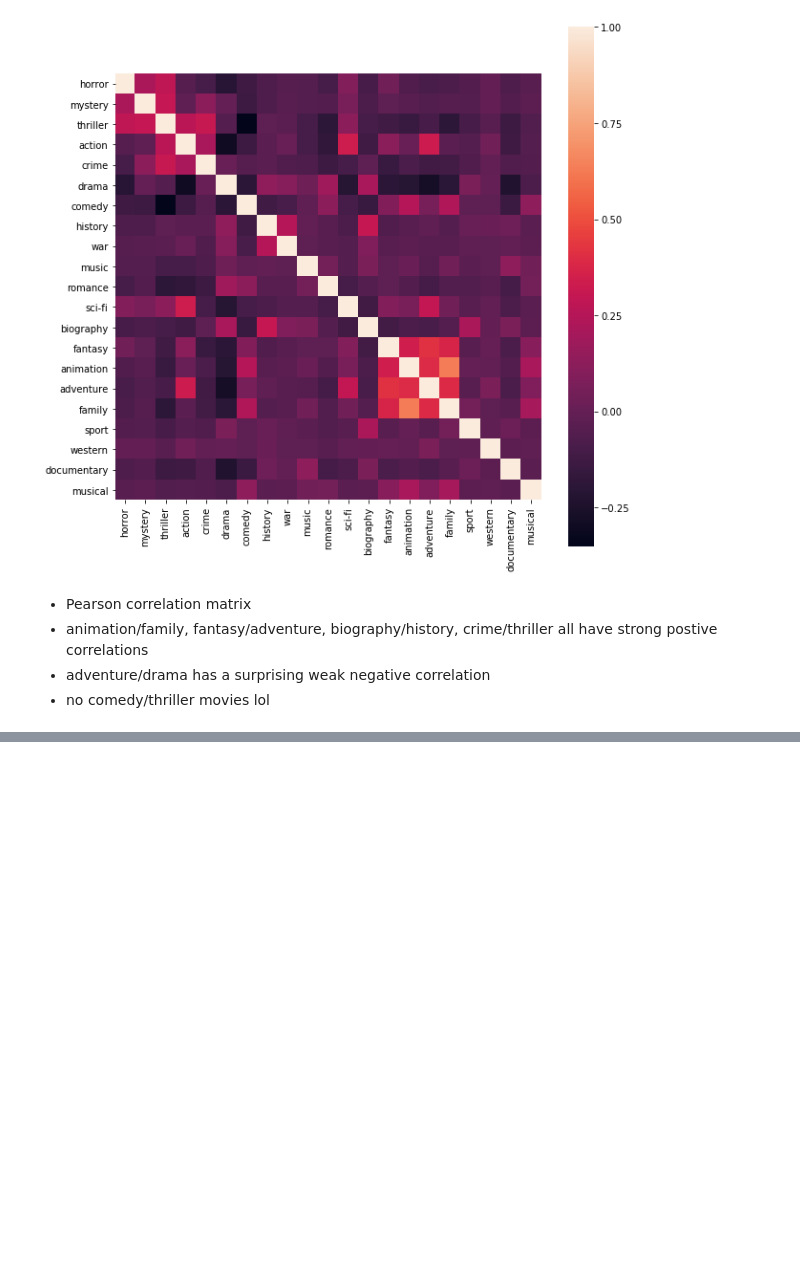
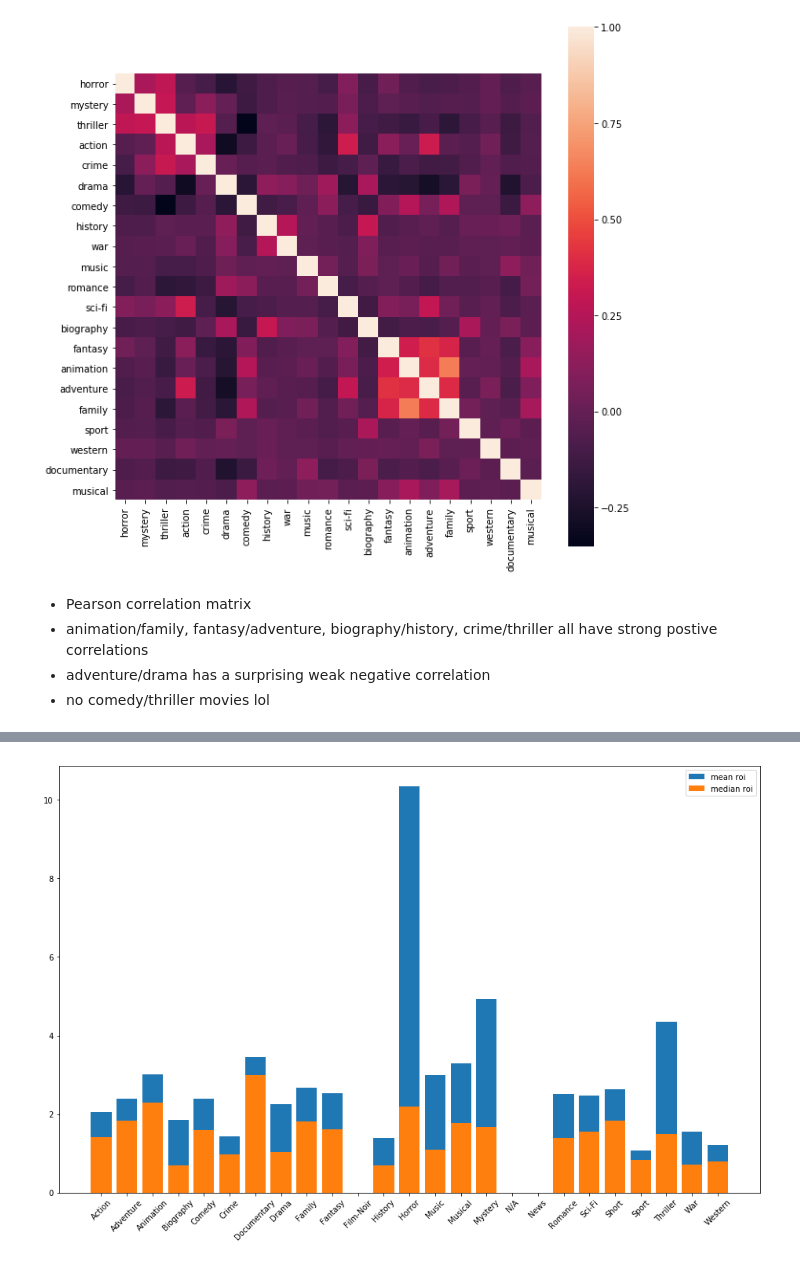
Before and after one commit to billwarker/feature-film-analysis, a Jupyter notebook: notebooks/1.0-initial-analysis.ipynb, the cells around one changed output, grey strips where cells are left out. Cells and saved outputs as stored; diff of their text form; code cells hidden in the pictures; blank space fills up the shorter version.

```diff
--- a/notebooks/1.0-initial-analysis.ipynb
+++ b/notebooks/1.0-initial-analysis.ipynb
@@ -203,0 +246,14 @@ films_w_genres.head()
+# %%
+genre_financials = pd.read_sql_query(scripts.read('genre_financials.sql'), engine)
+genre_financials.head()
+mean_roi = genre_financials.groupby('genre').mean()['roi']
+median_roi = genre_financials.groupby('genre').median()['roi']
+# %%
+plt.figure(figsize=(16,10))
+plt.bar(mean_roi.index, mean_roi, label='mean roi')
+plt.bar(median_roi.index, median_roi, label='median roi')
+plt.xticks(rotation=45)
+plt.legend()
+plt.show()
+# %% [output]
+[figure, added]
```
Also changed, not shown: parts of 25 cells of this notebook, 5 other files.
